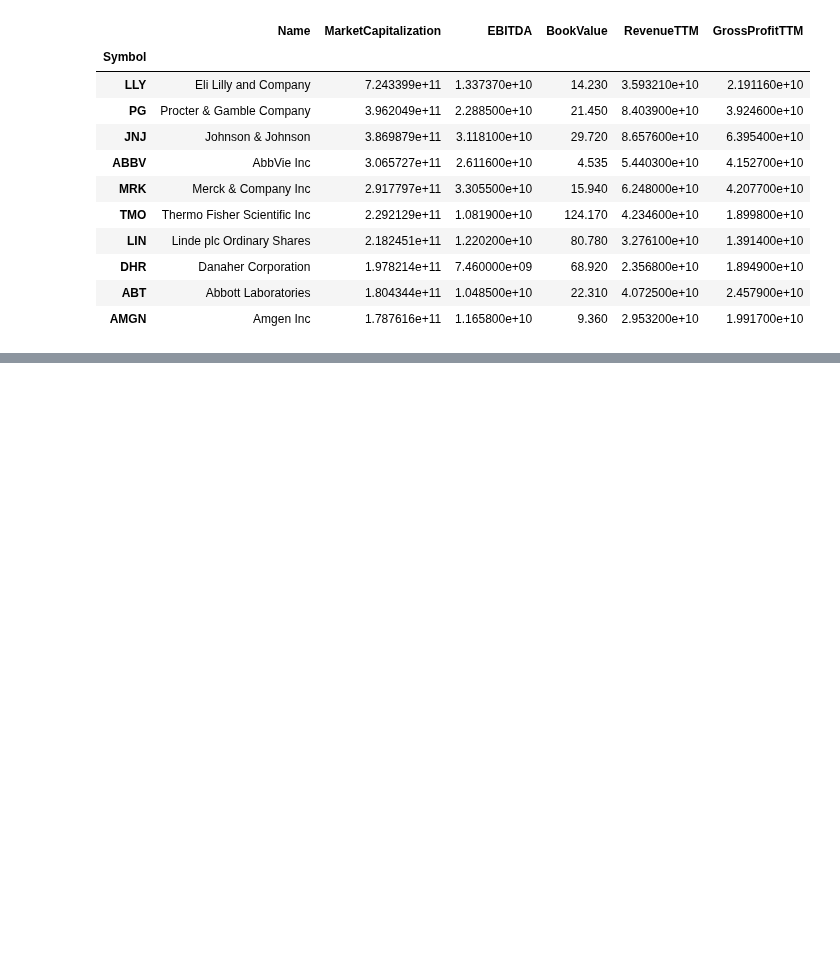
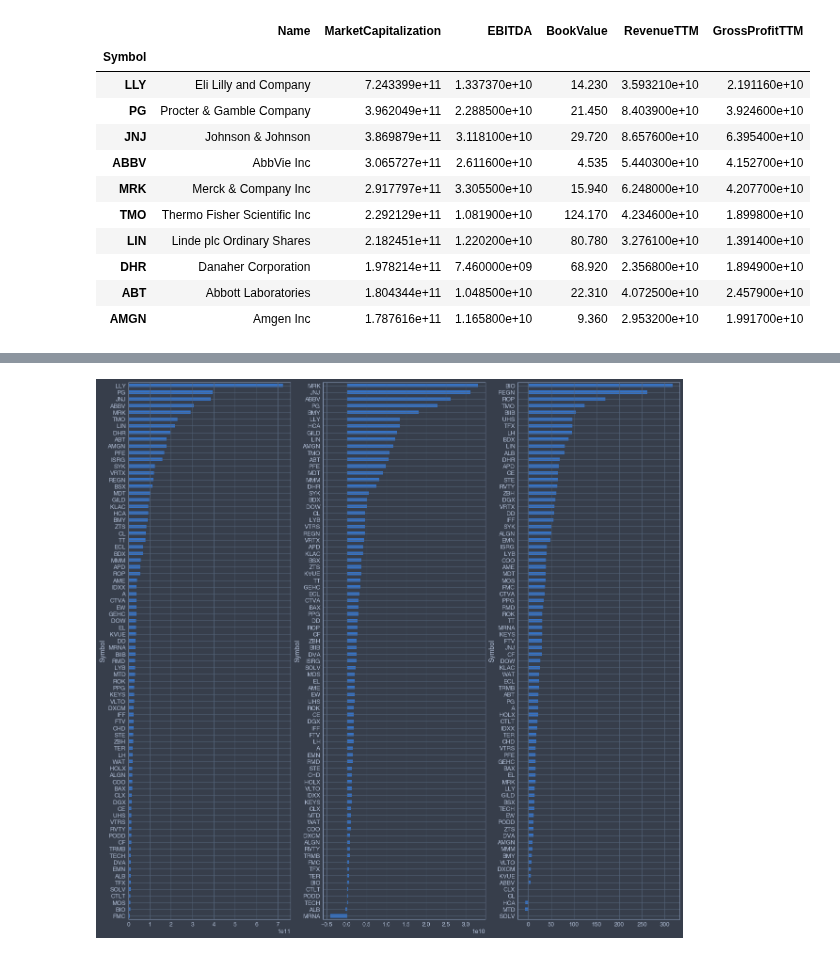
Before and after one commit to fadeeva/stock_market_research, a Jupyter notebook: Portfolio/Search_Review/Sectors_Review.ipynb, the cells around one changed output, grey strips where cells are left out. Saved outputs shown, nothing was run; the diff lists cells and outputs as text; code cells hidden in the pictures; blank space fills up the shorter version.

Commit message:
barh

```diff
--- a/Portfolio/Search_Review/Sectors_Review.ipynb
+++ b/Portfolio/Search_Review/Sectors_Review.ipynb
@@ -152,6 +146,14 @@ lf[['Name']+multps['capital']].sort_values('BookValue', ascending=False).head(10
 | LH | Laboratory Corporation of America... | 1.981534e+10 | 1.655800e+09 | 95.53 | 1.248760e+10 | 4.385100e+09 |
 | BDX | Becton Dickinson and Company | 6.859268e+10 | 5.070000e+09 | 88.74 | 1.971600e+10 | 8.823000e+09 |
 | LIN | Linde plc Ordinary Shares | 2.182451e+11 | 1.220200e+10 | 80.78 | 3.276100e+10 | 1.391400e+10 |
+# %%
+fig, axs = plt.subplots(1, 3, figsize=(21, 21))
+
+lf.sort_values('MarketCapitalization', ascending=False)['MarketCapitalization'].plot(kind='barh', ax=axs[0]).invert_yaxis()
+lf.sort_values('EBITDA', ascending=False)['EBITDA'].plot(kind='barh', ax=axs[1]).invert_yaxis()
+lf.sort_values('BookValue', ascending=False)['BookValue'].plot(kind='barh', ax=axs[2]).invert_yaxis()
+# %% [output]
+[figure, added]
 # %%
 lf.groupby('Industry').agg({'Name': 'count',
                             'MarketCapitalization': ['sum', 'min', 'idxmin', 'max', 'idxmax'],
```
Also changed, not shown: parts of 1 cell of this notebook.
